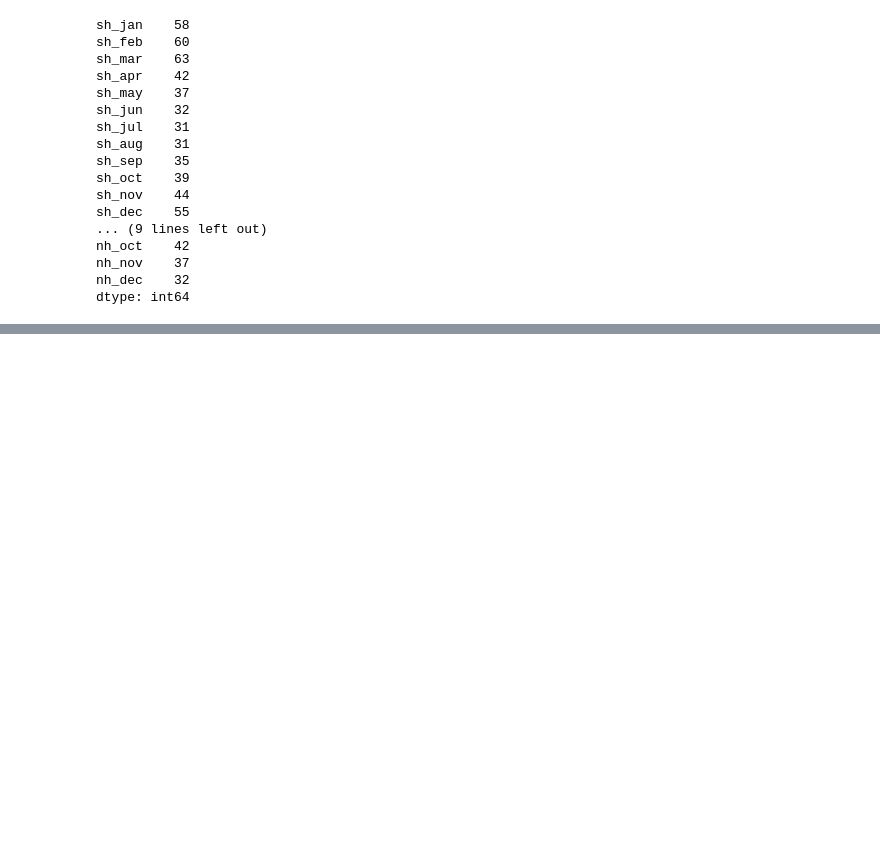
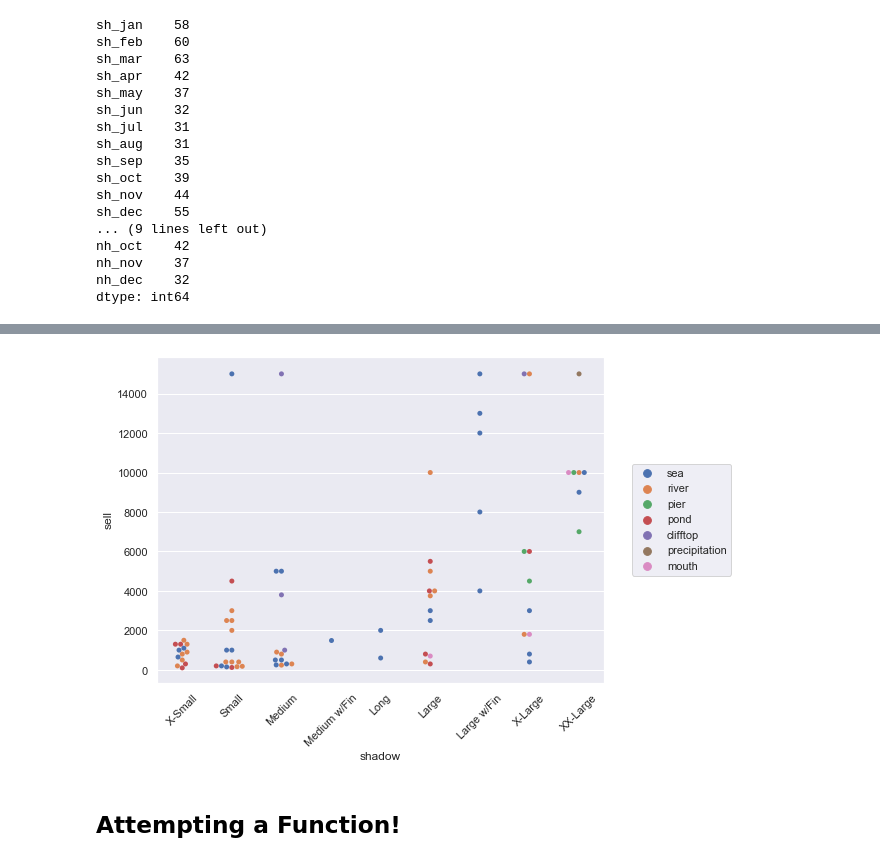
Before and after one commit to lindseyberlin/acnh_fish_guide, a Jupyter notebook: EDA-and-Data-Cleaning.ipynb, the cells around one changed output, grey strips where cells are left out. Saved outputs shown, nothing was run; the diff lists cells and outputs as text; code cells hidden in the pictures; blank space fills up the shorter version.

```diff
--- a/EDA-and-Data-Cleaning.ipynb
+++ b/EDA-and-Data-Cleaning.ipynb
@@ -241,2 +219,0 @@ array(['4 AM – 9 PM', '4 PM –\xa09 AM', 'All day', '9 PM –\xa04 AM',
-# %%
-fish['time'] = [fish_avail[item] for item in fish['time']]
@@ -256,3 +220,15 @@ fish['max_spawn'] = fish['max_spawn'].astype(int)
+# %%
+plt.figure(figsize=(8,6))
+sns.swarmplot('shadow', 'sell', data=fish,
+              hue='where_sub',
+              order=shadow_order)
+plt.xticks(rotation=45)
+plt.legend(loc='center left', bbox_to_anchor=(1.05, 0.5), ncol=1)
+plt.show()
+# %% [output]
+[figure, added]
+# %% [markdown]
+## Attempting a Function!
 # %%
 fish.info()
 # %% [output]
```
Also changed, not shown: parts of 46 cells of this notebook.
